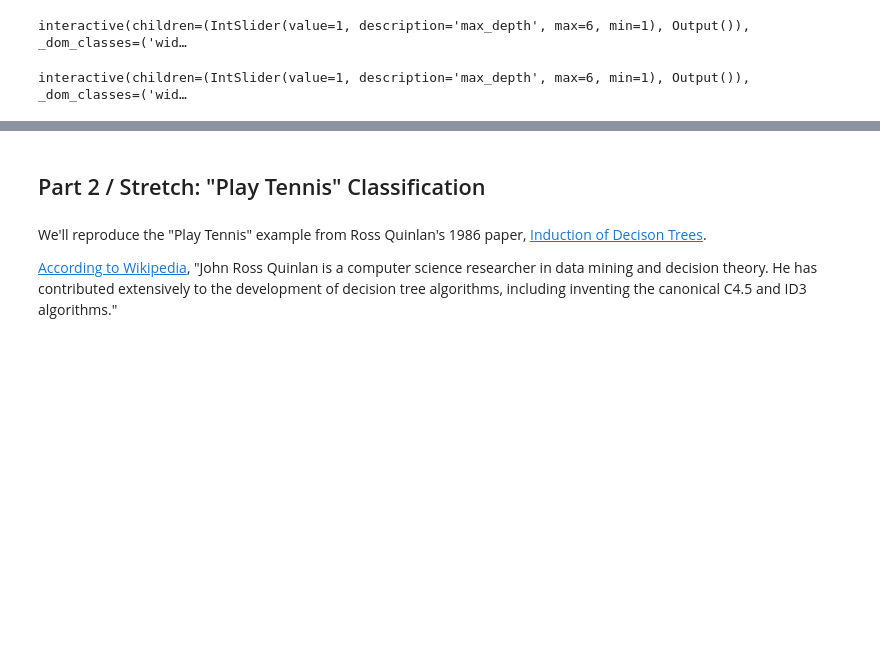
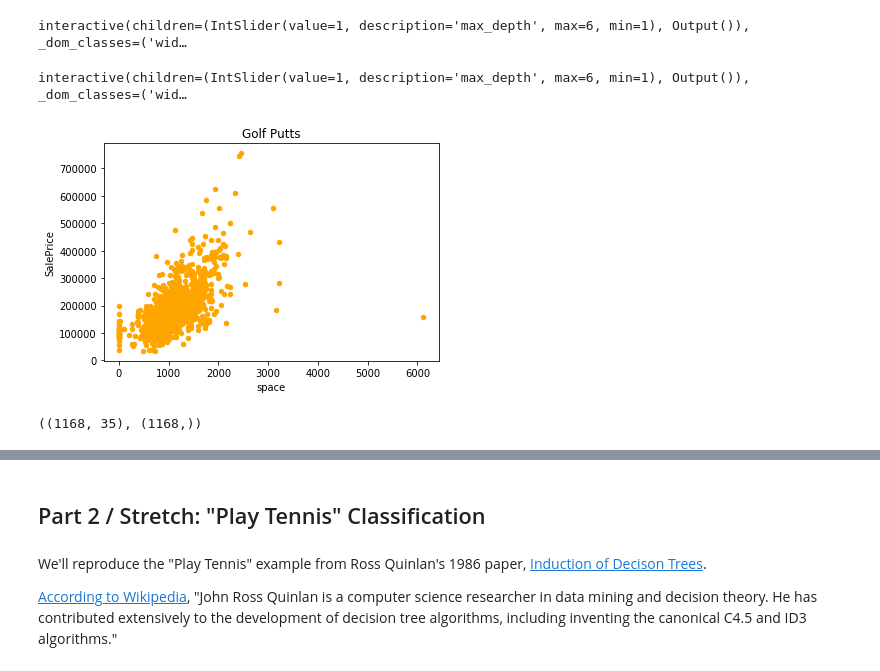
Before and after one commit to LambdaSchool/DS-Unit-2-Sprint-2-Regression, a Jupyter notebook: module4-decision-trees/LS_DS_411A_Decision_Trees.ipynb, the cells around one changed output, grey strips where cells are left out. Saved outputs shown, nothing was run; the diff lists cells and outputs as text; code cells hidden in the pictures; blank space fills up the shorter version.

```diff
--- a/module4-decision-trees/LS_DS_411A_Decision_Trees.ipynb
+++ b/module4-decision-trees/LS_DS_411A_Decision_Trees.ipynb
@@ -121,24 +144,25 @@ interactive(children=(IntSlider(value=1, description='max_depth', max=6, min=1),
 df['space'] = df['TotRmsAbvGrd'] + df['TotalBsmtSF']
 putts_X = df[['space']]
 # %%
-
 %matplotlib inline
 import matplotlib.pyplot as plt
+
 
 def viztree(decision_tree, feature_names):
     dot_data = export_graphviz(decision_tree, out_file=None, feature_names=feature_names,
                                filled=True, rounded=True)
     return graphviz.Source(dot_data)
 
 def putts_tree(max_depth=1):
     tree = DecisionTreeRegressor(max_depth=max_depth)
     tree.fit(putts_X, putts_y)
     print('R^2 Score', tree.score(putts_X, putts_y))
-    ax = df.plot(putts_X, 'SalePrice', kind='scatter', title='Golf Putts')
+    ax = df.plot('space', 'SalePrice', kind='scatter', title='Golf Putts', color='orange')
     ax.step(putts_X.sort_values(by='space'), tree.predict(putts_X.sort_values(by='space')), where='mid')
     plt.show()
     display(viztree(tree, feature_names=['SalePrice']))
 
 interact(putts_tree, max_depth=(1,6,1));
 # %% [output]
 interactive(children=(IntSlider(value=1, description='max_depth', max=6, min=1), Output()), _dom_classes=('wid…
+[figure, added]
@@ -144,0 +179,4 @@ interactive(children=(IntSlider(value=1, description='max_depth', max=6, min=1),
+# %%
+X_train.shape, y_train.shape
+# %% [output]
+((1168, 35), (1168,))
```
Also changed, not shown: parts of 12 cells of this notebook.
